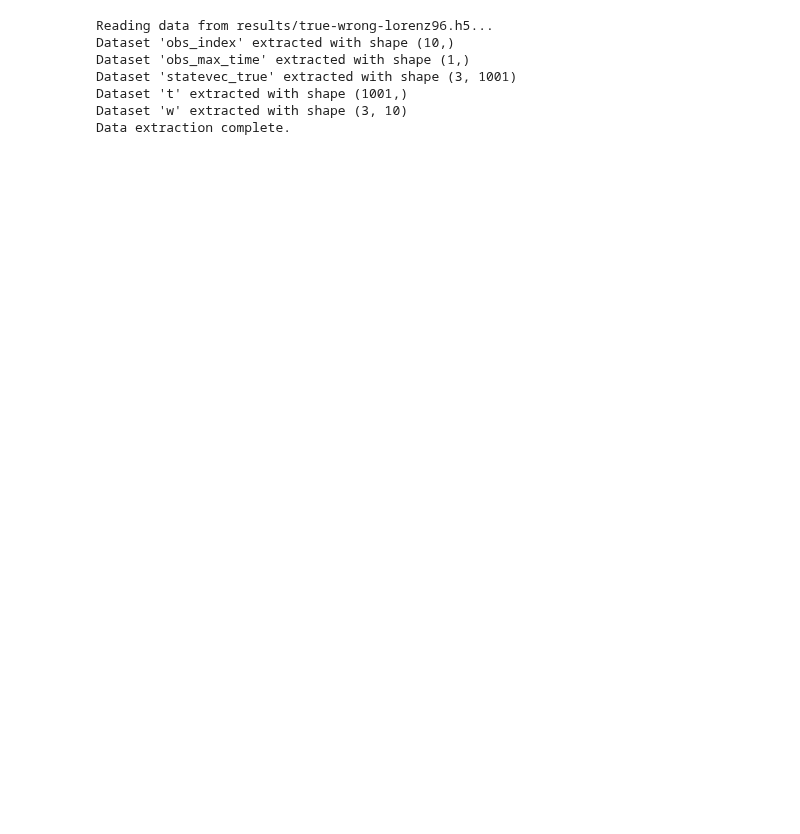
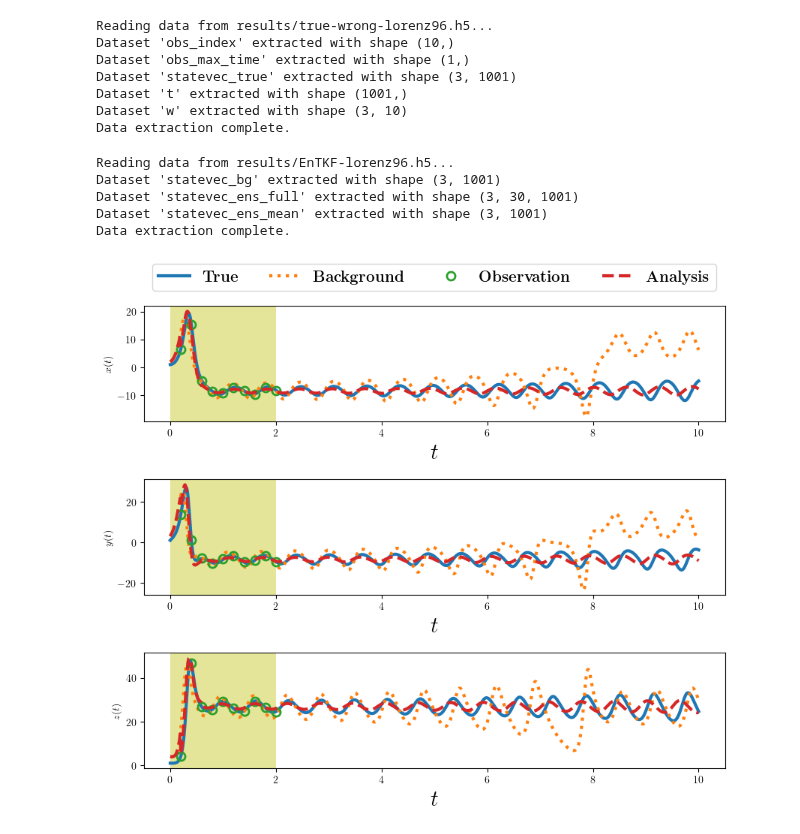
Before and after one commit to KYANJO/Data_assimilation_project, a Jupyter notebook: applications/lorenz96/read_results.ipynb, the cells around one changed output. Saved outputs shown, nothing was run; the diff lists cells and outputs as text; code cells hidden in the pictures; blank space fills up the shorter version.

```diff
--- a/applications/lorenz96/read_results.ipynb
+++ b/applications/lorenz96/read_results.ipynb
@@ -24,4 +24,42 @@ Dataset 'statevec_true' extracted with shape (3, 1001)
 Dataset 't' extracted with shape (1001,)
 Dataset 'w' extracted with shape (3, 10)
 Data extraction complete.
+# %%
+filter_type = "EnTKF"
+file_path = f"results/{filter_type}-{model_name}.h5"
+datasets = extract_datasets_from_h5(file_path)
+statevec_ens_full = datasets["statevec_ens_full"]
+statevec_ens_mean = datasets["statevec_ens_mean"]
+statevec_bg       = datasets["statevec_bg"]
+
+# ---plottings ---
+
+plt.rcParams['text.usetex'] = True
+
+font = {'family' : 'normal',
+'weight' : 'bold',
+'size' : 20}
+
+# mpl.rc('font', **font)
+fig, ax = plt.subplots(nrows=3,ncols=1, figsize=(10,8))
+ax = ax.flat
+for k in range(3):
+    ax[k].plot(t,statevec_true[k,:], label=r'\bf{True}', linewidth = 3)
+    ax[k].plot(t,statevec_bg[k,:], ':', label=r'\bf{Background}', linewidth = 3)
+    ax[k].plot(t[ind_m],w[k,:], 'o', fillstyle='none',  label=r'\bf{Observation}', markersize = 8, markeredgewidth = 2)
+    ax[k].plot(t,statevec_ens_mean[k,:], '--', label=r'\bf{Analysis}', linewidth = 3)
+    ax[k].set_xlabel(r'$t$',fontsize=22)
+    ax[k].axvspan(0, tm_m, color='y', alpha=0.4, lw=0)
+ax[0].legend(loc="center", bbox_to_anchor=(0.5,1.25),ncol =4,fontsize=15)
+ax[0].set_ylabel(r'$x(t)$')
+ax[1].set_ylabel(r'$y(t)$')
+ax[2].set_ylabel(r'$z(t)$')
+fig.subplots_adjust(hspace=0.5)
+# %% [output]
+Reading data from results/EnTKF-lorenz96.h5...
+Dataset 'statevec_bg' extracted with shape (3, 1001)
+Dataset 'statevec_ens_full' extracted with shape (3, 30, 1001)
+Dataset 'statevec_ens_mean' extracted with shape (3, 1001)
+Data extraction complete.
+[figure, added]
 # %%
```
Also changed, not shown: parts of 1 cell of this notebook, 3 other files.
